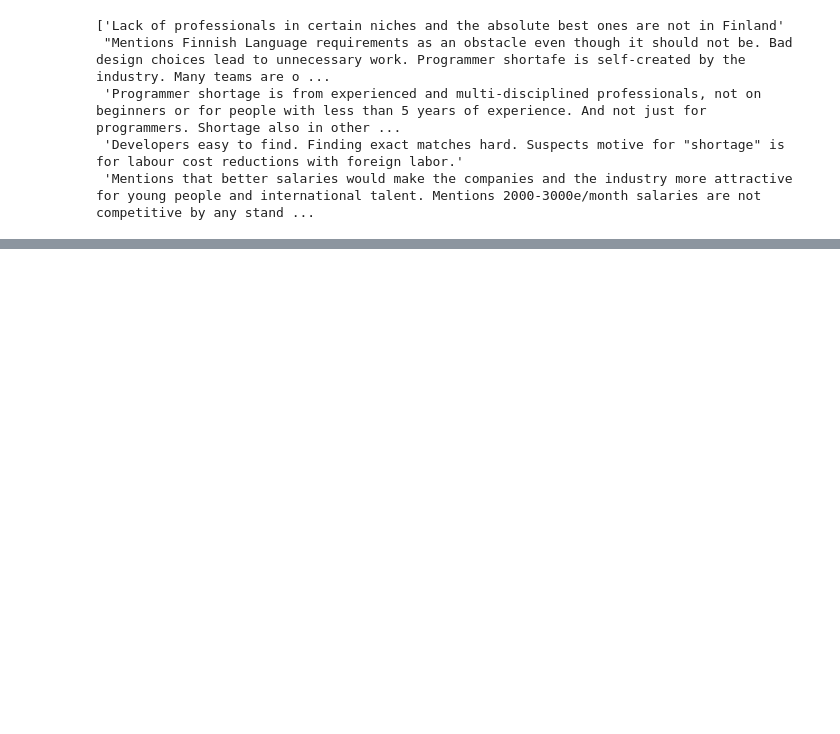
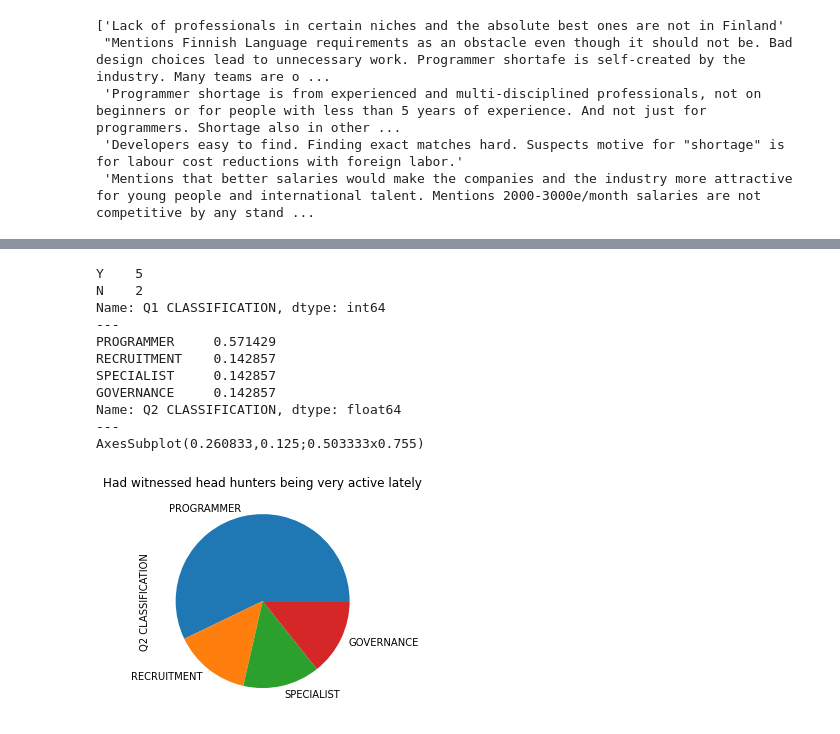
Before and after one commit to Eeko/koodaripula.com, a Jupyter notebook: datasets/3-comment_analysis-2.ipynb, the cells around one changed output, grey strips where cells are left out. Drawn from its saved outputs; the diff is of its cells as text; code cells hidden in the pictures; blank space fills up the shorter version.

```diff
--- a/datasets/3-comment_analysis-2.ipynb
+++ b/datasets/3-comment_analysis-2.ipynb
@@ -86,0 +133,15 @@ print(comments.loc[comments["COMMENT(INTERNATIONAL_LABOR)"] == True]["KEY_TAKEAW
+# %%
+print_comment_summary("COMMENT(HEADHUNTERS_ARE_VERY_ACTIVE)", "Had witnessed head hunters being very active lately")
+# %% [output]
+Y    5
+N    2
+Name: Q1 CLASSIFICATION, dtype: int64
+---
+PROGRAMMER     0.571429
+RECRUITMENT    0.142857
+SPECIALIST     0.142857
+GOVERNANCE     0.142857
+Name: Q2 CLASSIFICATION, dtype: float64
+---
+AxesSubplot(0.260833,0.125;0.503333x0.755)
+[figure, added]
```
Also changed, not shown: parts of 15 cells of this notebook, 2 other files.
